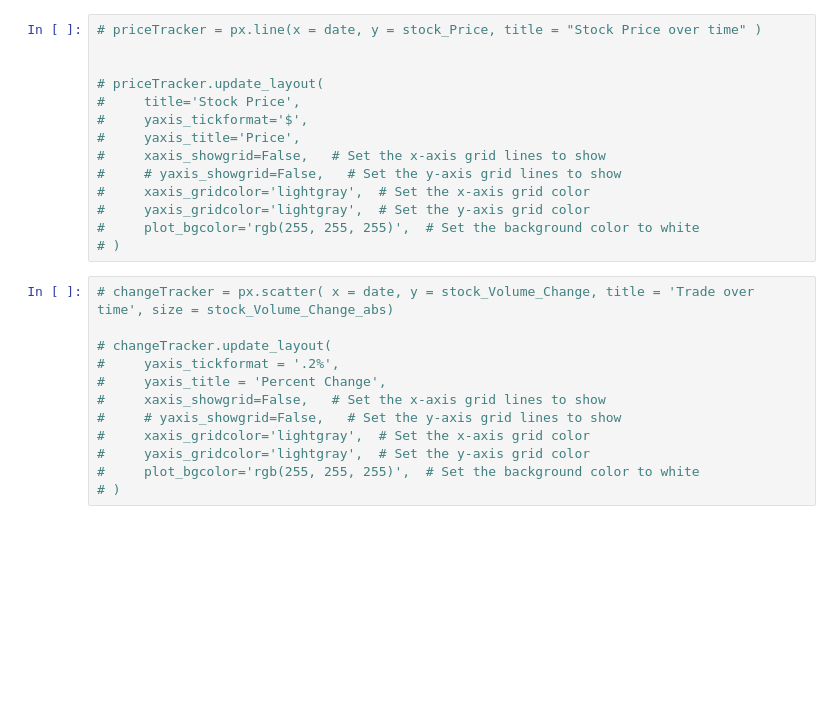
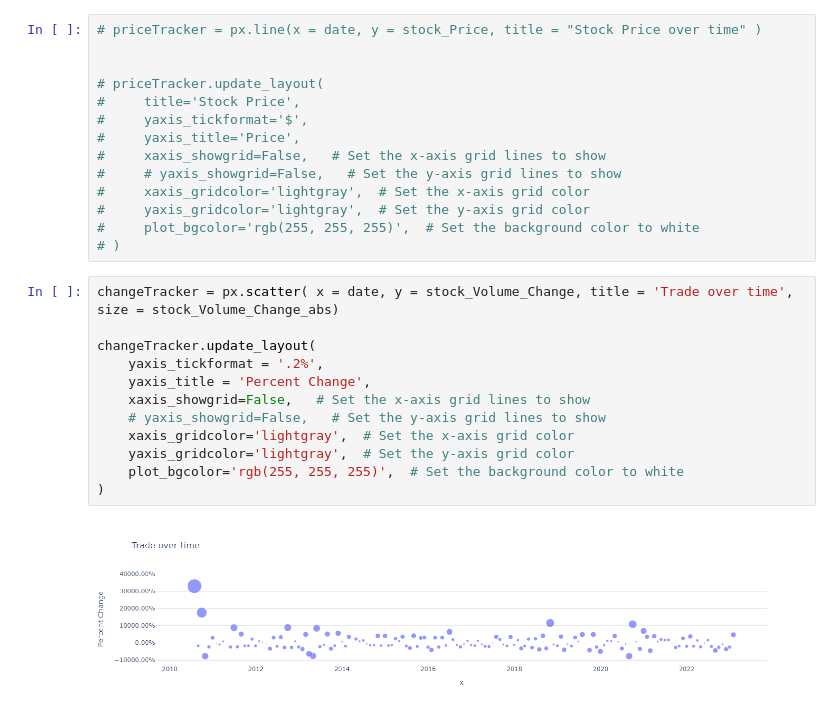
Before and after one commit to puvanans/CloudDB-project, a Jupyter notebook: dataVisualization.ipynb, the cells around one changed output. Saved outputs shown, nothing was run; the diff lists cells and outputs as text; blank space fills up the shorter version.

```diff
--- a/dataVisualization.ipynb
+++ b/dataVisualization.ipynb
@@ -75,14 +101,16 @@ stock_Volume_Change_abs = [abs(change) for change in stock_Volume_Change]
 #     plot_bgcolor='rgb(255, 255, 255)',  # Set the background color to white
 # )
 # %%
-# changeTracker = px.scatter( x = date, y = stock_Volume_Change, title = 'Trade over time', size = stock_Volume_Change_abs)
+changeTracker = px.scatter( x = date, y = stock_Volume_Change, title = 'Trade over time', size = stock_Volume_Change_abs)
 
-# changeTracker.update_layout(
-#     yaxis_tickformat = '.2%',
-#     yaxis_title = 'Percent Change',
-#     xaxis_showgrid=False,   # Set the x-axis grid lines to show
-#     # yaxis_showgrid=False,   # Set the y-axis grid lines to show
-#     xaxis_gridcolor='lightgray',  # Set the x-axis grid color
-#     yaxis_gridcolor='lightgray',  # Set the y-axis grid color
-#     plot_bgcolor='rgb(255, 255, 255)',  # Set the background color to white
-# )
+changeTracker.update_layout(
+    yaxis_tickformat = '.2%',
+    yaxis_title = 'Percent Change',
+    xaxis_showgrid=False,   # Set the x-axis grid lines to show
+    # yaxis_showgrid=False,   # Set the y-axis grid lines to show
+    xaxis_gridcolor='lightgray',  # Set the x-axis grid color
+    yaxis_gridcolor='lightgray',  # Set the y-axis grid color
+    plot_bgcolor='rgb(255, 255, 255)',  # Set the background color to white
+)
+# %% [output]
+[figure, added]
```
Also changed, not shown: parts of 4 cells of this notebook, 4 other files.
